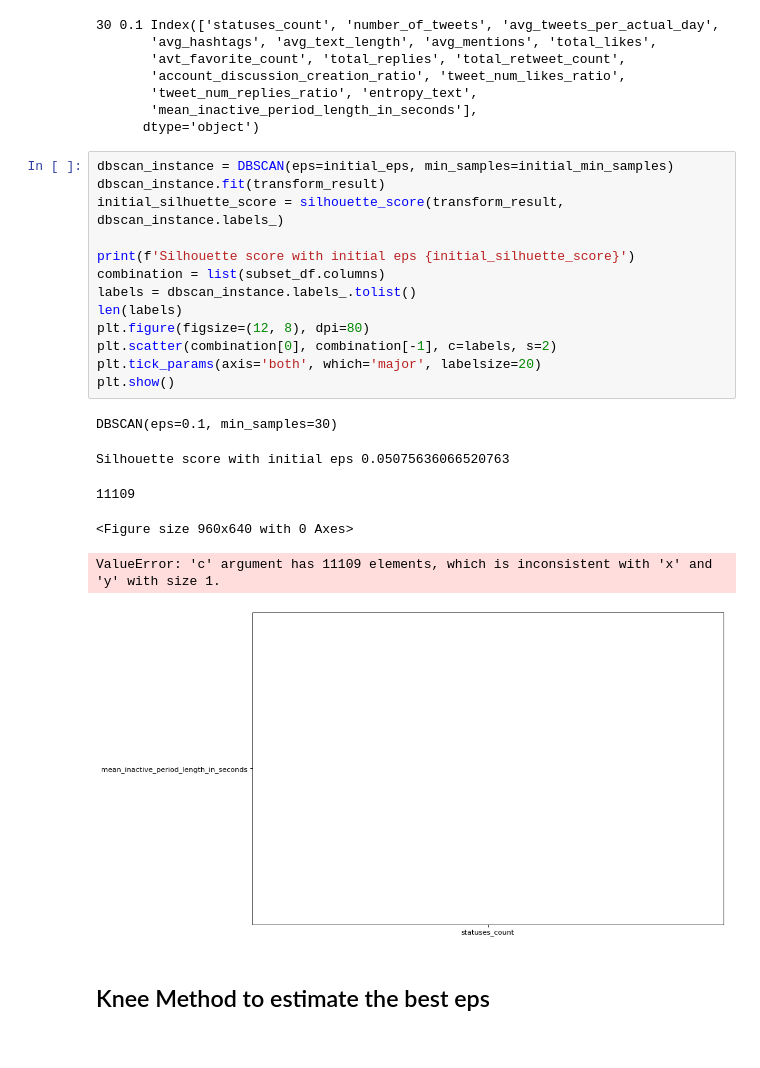
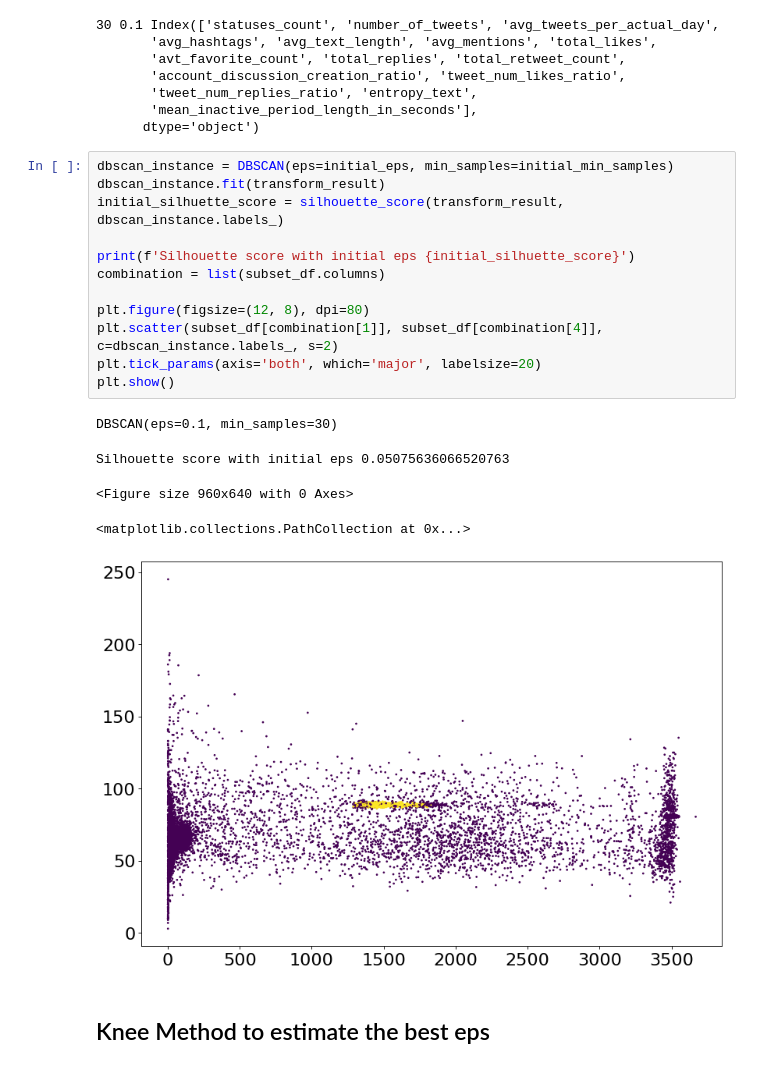
Before and after one commit to The-seven-dwarfs/DataMining-Group7, a Jupyter notebook: 2.2-DBSCAN_clustering.ipynb, the cells around one changed output. Cells and saved outputs as stored; diff of their text form.

```diff
--- a/2.2-DBSCAN_clustering.ipynb
+++ b/2.2-DBSCAN_clustering.ipynb
@@ -279,23 +279,21 @@ print(initial_min_samples, initial_eps, subset_df.columns)
 # %%
 dbscan_instance = DBSCAN(eps=initial_eps, min_samples=initial_min_samples)
 dbscan_instance.fit(transform_result)
 initial_silhuette_score = silhouette_score(transform_result, dbscan_instance.labels_)
 
 print(f'Silhouette score with initial eps {initial_silhuette_score}')
 combination = list(subset_df.columns)
-labels = dbscan_instance.labels_.tolist()
-len(labels)
+
 plt.figure(figsize=(12, 8), dpi=80)
-plt.scatter(combination[0], combination[-1], c=labels, s=2)
+plt.scatter(subset_df[combination[1]], subset_df[combination[4]], c=dbscan_instance.labels_, s=2)
 plt.tick_params(axis='both', which='major', labelsize=20)
 plt.show()
 # %% [output]
 DBSCAN(eps=0.1, min_samples=30)
 Silhouette score with initial eps 0.05075636066520763
-11109
+<Figure size 960x640 with 0 Axes>
-<Figure size 960x640 with 0 Axes>
+<matplotlib.collections.PathCollection at 0x...>
-ValueError: 'c' argument has 11109 elements, which is inconsistent with 'x' and 'y' with size 1.
-[figure, old version]
+[figure, new version]
 # %% [markdown]
 ## Knee Method to estimate the best eps
 # %%
```
